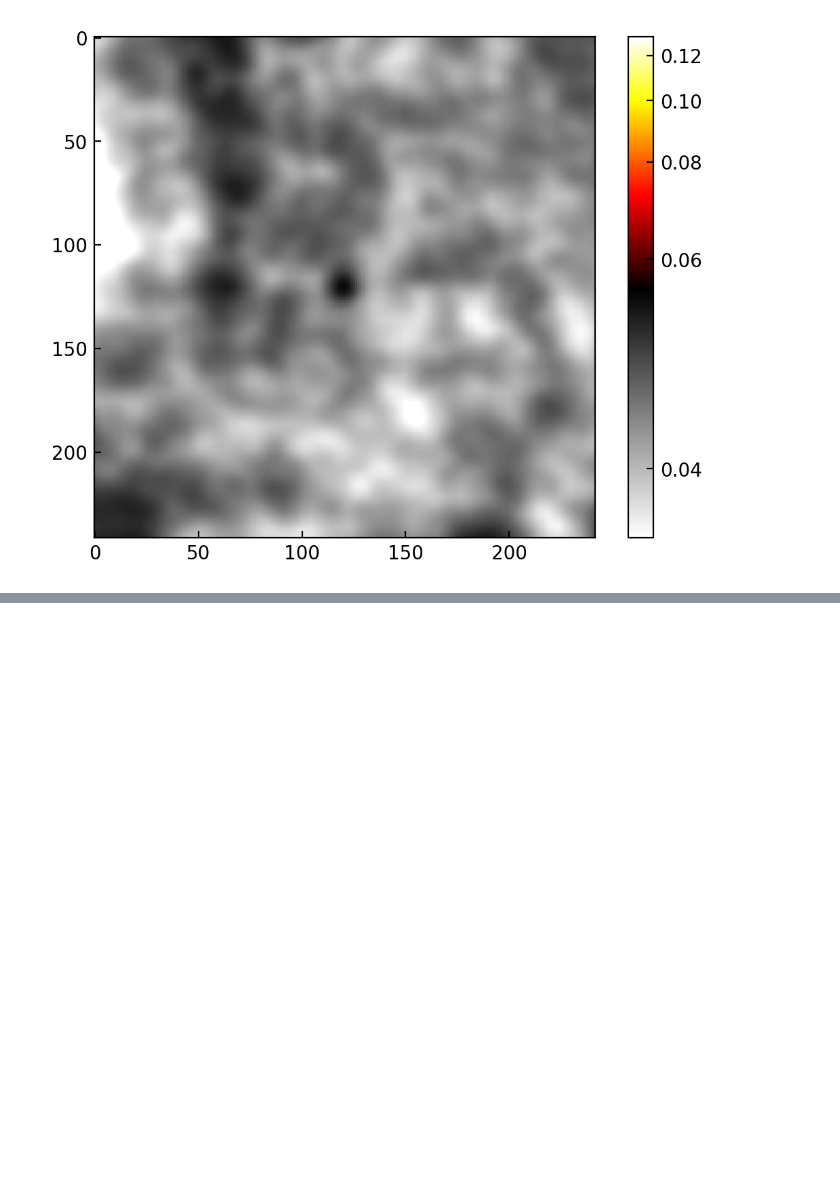
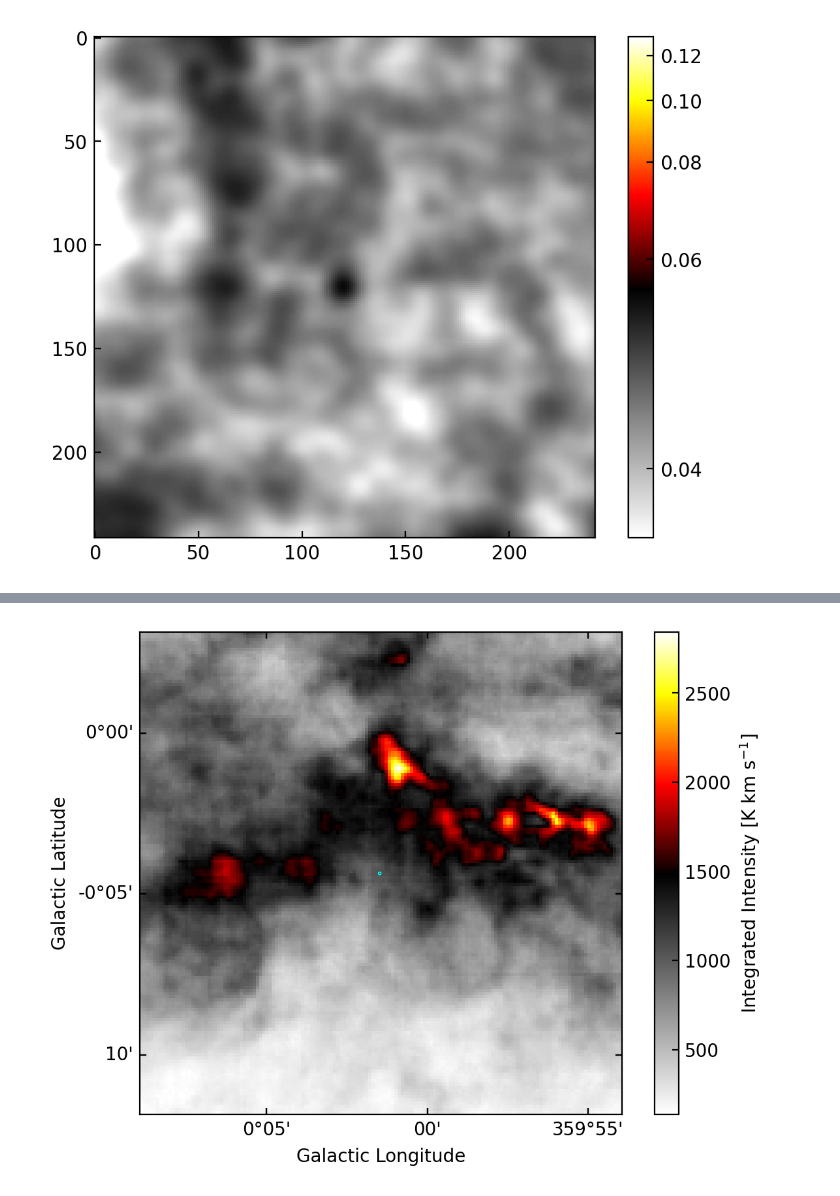
Before and after one commit to ACES-CMZ/MUBLO, a Jupyter notebook: G0.025-0.073/MUBLO_MultiwavelengthCutouts.ipynb, the cells around one changed output, grey strips where cells are left out. Saved outputs shown, nothing was run; the diff lists cells and outputs as text; code cells hidden in the pictures; blank space fills up the shorter version.

```diff
--- a/G0.025-0.073/MUBLO_MultiwavelengthCutouts.ipynb
+++ b/G0.025-0.073/MUBLO_MultiwavelengthCutouts.ipynb
@@ -738,0 +781,18 @@ pl.colorbar()
+# %%
+cochimpsm0 = co32cube.moment0()
+ax = pl.subplot(projection=cochimpsm0.wcs.celestial)
+im_ = ax.imshow(cochimpsm0.value, cmap=mymap)
+ax.contour(contim, transform=ax.get_transform(contwcs_co),
+           levels=[0.04,  0.08, ],
+           colors=['cyan', 'cyan'],
+          );
+xx, yy = cochimpsm0.wcs.celestial.world_to_pixel(coord)
+#ax.arrow(xx, yy-20, 0, 15, color='b', width=1)
+cb = pl.colorbar(mappable=im_)
+cb.set_label("Integrated Intensity [K km s$^{-1}$]")
+ax.set_xlabel("Galactic Longitude")
+ax.set_ylabel("Galactic Latitude")
+pl.savefig('/orange/adamginsburg/ACES/broadline_sources/G0.025-0.073/12CO32Context_AllVelo.pdf', bbox_inches='tight')
+pl.savefig('/orange/adamginsburg/ACES/broadline_sources/G0.025-0.073/12CO32Context_AllVelo.png', bbox_inches='tight')
+# %% [output]
+[figure, added]
```
Also changed, not shown: parts of 11 cells of this notebook, 8 other files.
